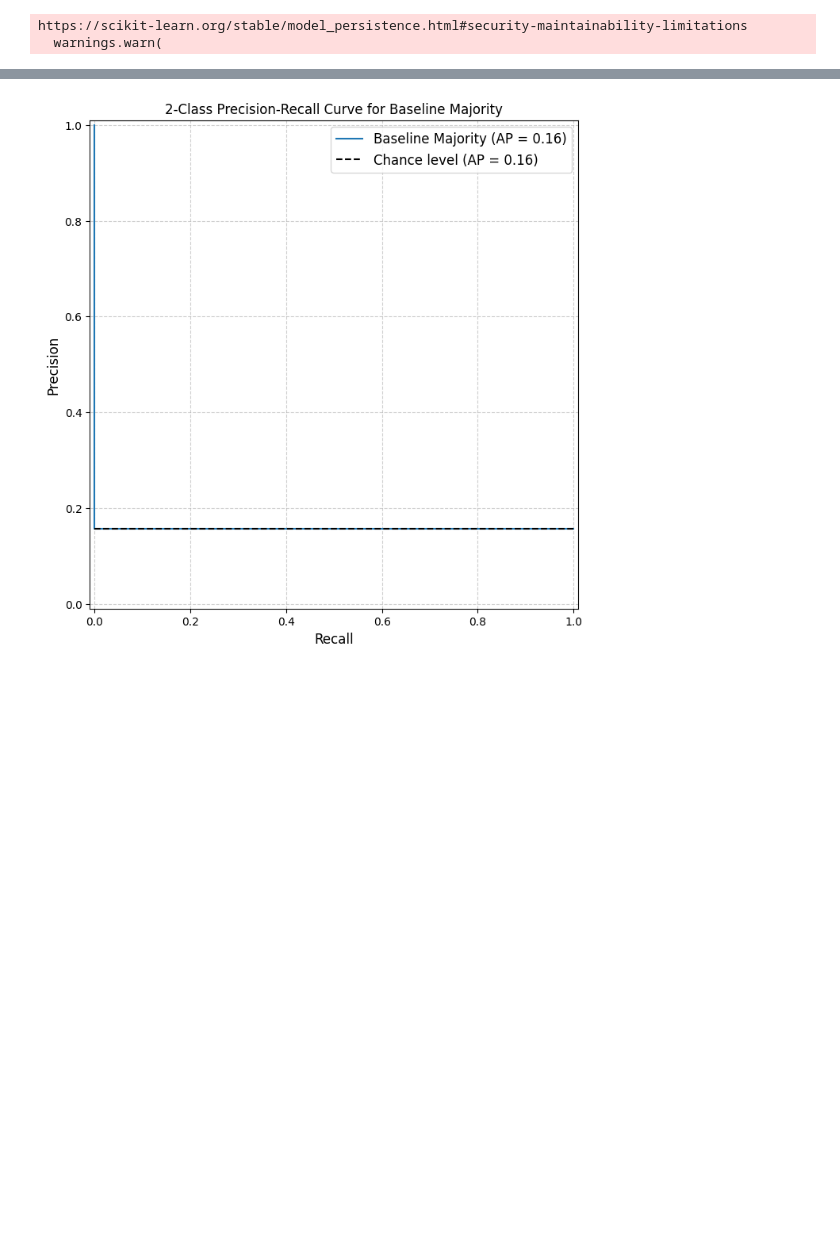
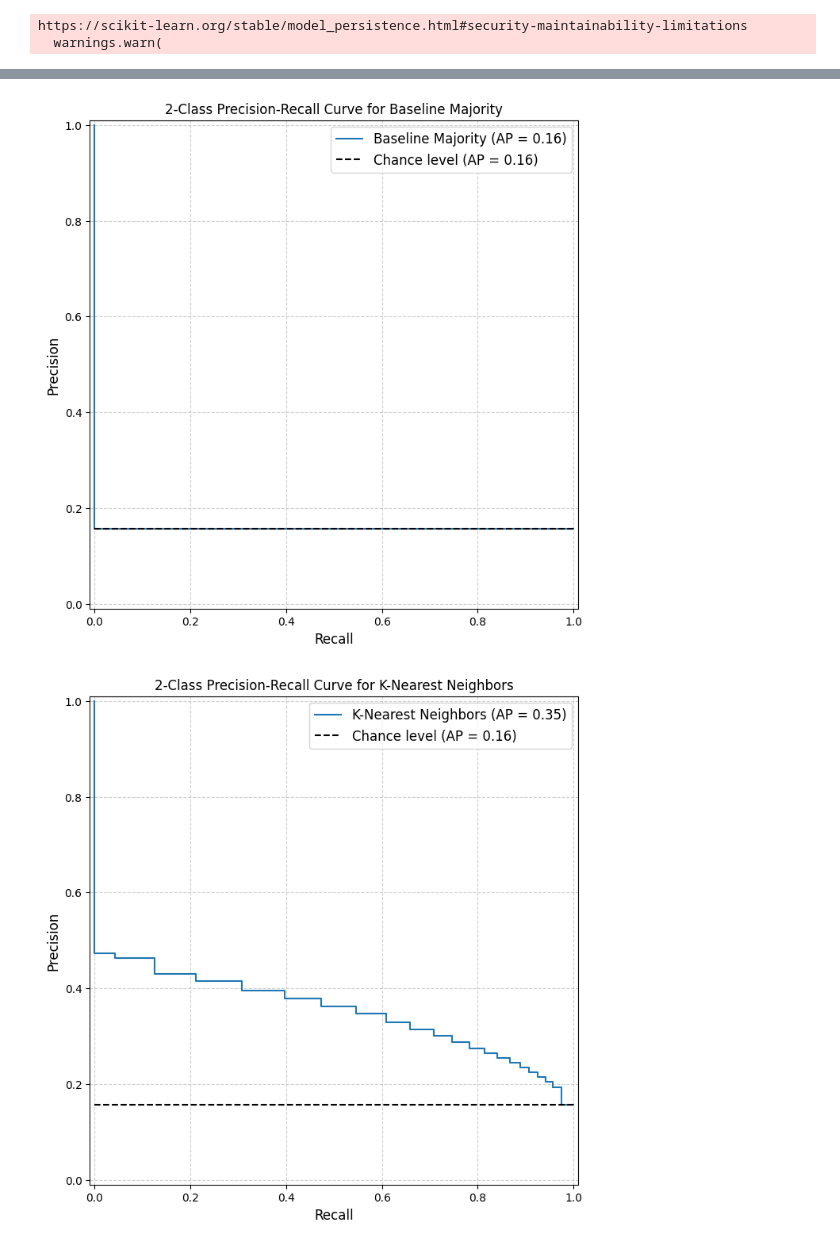
Before and after one commit to benediktpri/ie500_data_mining_project, a Jupyter notebook: notebooks/evaluation.ipynb, the cells around one changed output, grey strips where cells are left out. Drawn from its saved outputs; the diff is of its cells as text; code cells hidden in the pictures; blank space fills up the shorter version.

```diff
--- a/notebooks/evaluation.ipynb
+++ b/notebooks/evaluation.ipynb
@@ -197,30 +234,34 @@ for model_name, model in model_dict.items():
 # %%
 for model_name, model in model_dict.items():
     # Use predict_proba to get probabilities for the positive class
     if hasattr(model, "predict_proba"):
         y_test_proba = model.predict_proba(X_test)[:, 1]  # Use probabilities for the positive class
     else:
         # Fallback to decision_function if predict_proba is unavailable
-        y_test_proba = model.decision_function(X_test)
+        try:
+            y_test_proba = model.decision_function(X_test)
+        except:
+            continue
 
     # Use PrecisionRecallDisplay for visualization
     display = PrecisionRecallDisplay.from_predictions(
         y_test, y_test_proba,  # Use probabilities instead of binary predictions
         name=model_name,
         plot_chance_level=True  # Adds a baseline for random performance
     )
 
     # Customize the plot
     display.ax_.set_title(f"2-Class Precision-Recall Curve for {model_name}")
     display.ax_.grid(alpha=0.6, linestyle='--')  # Add grid
     display.ax_.set_xlabel('Recall', fontsize=12)
     display.ax_.set_ylabel('Precision', fontsize=12)
     display.figure_.set_size_inches(10, 8)  # Adjust figure size
     display.ax_.legend(fontsize=12)
 
     # Display the plot
     plt.show()
 # %% [output]
 [figure]
 [figure]
 [figure]
+[figure, added]
```
Also changed, not shown: parts of 6 cells of this notebook, 5 other files.
